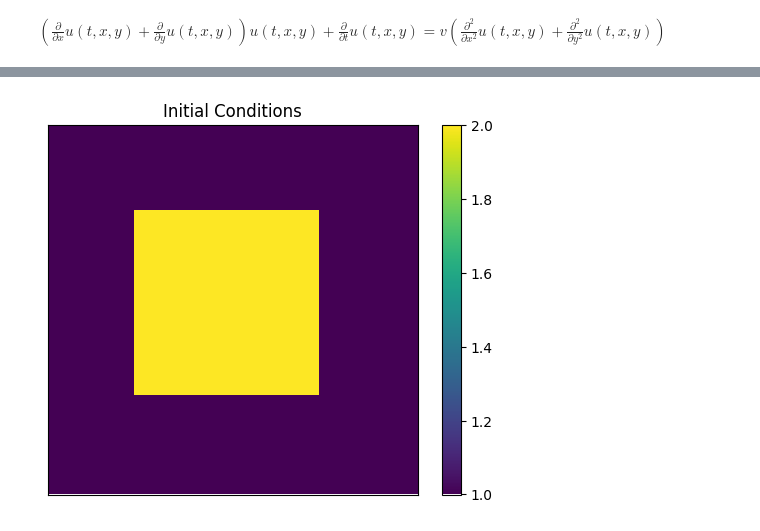
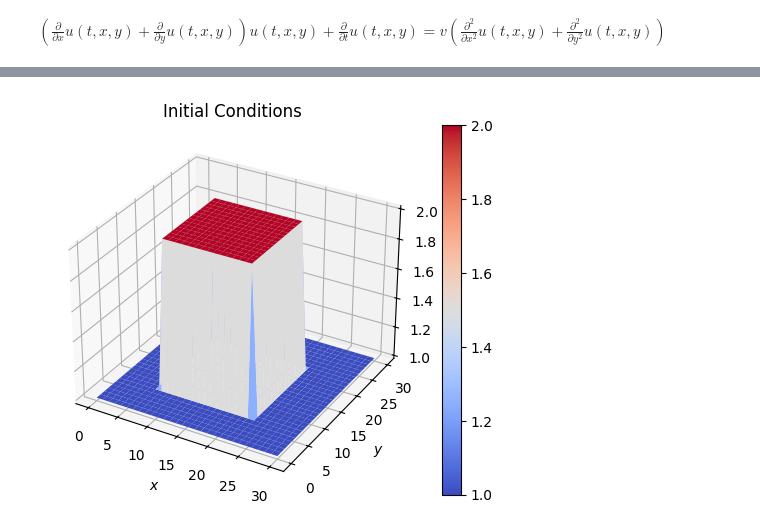
Before and after one commit to ColouredCat/Fluid_Sums, a Jupyter notebook: 2d-burgers.ipynb, the cells around one changed output, grey strips where cells are left out. Cells and saved outputs as stored; diff of their text form; code cells hidden in the pictures.

```diff
--- a/2d-burgers.ipynb
+++ b/2d-burgers.ipynb
@@ -39,16 +39,22 @@ def initial_conditions():
     u[int(width/4):int(3*width/4), int(height/4):int(3*height/4)] = 2
     return u
 # %%
-def plot(u, title=None):
-    plt.imshow(u)
-    plt.yticks([])
-    plt.xticks([])
-    plt.title(title)
-    plt.colorbar()
+x = np.linspace(0, width, num=width)
+y = np.linspace(0, height, num=height)
+X, Y = np.meshgrid(x, y)
+
+def plot(u, v, title=None):
+    fig, ax = plt.subplots(subplot_kw={"projection":"3d"})
+    su = ax.plot_surface(X, Y, u, cmap="coolwarm", linewidth=0)
+    #sv = ax.plot_surface(X, Y, v, cmap="coolwarm", linewidth=0)
+    fig.colorbar(su)
+    ax.set_title(title)
+    ax.set_xlabel("$x$")
+    ax.set_ylabel("$y$")
     plt.show()
 
-plot(initial_conditions(), title="Initial Conditions")
+plot(initial_conditions(), initial_conditions(), title="Initial Conditions")
 # %% [output]
-[figure, old version]
+[figure, new version]
 # %%
 
```
Also changed, not shown: parts of 3 cells of this notebook.
